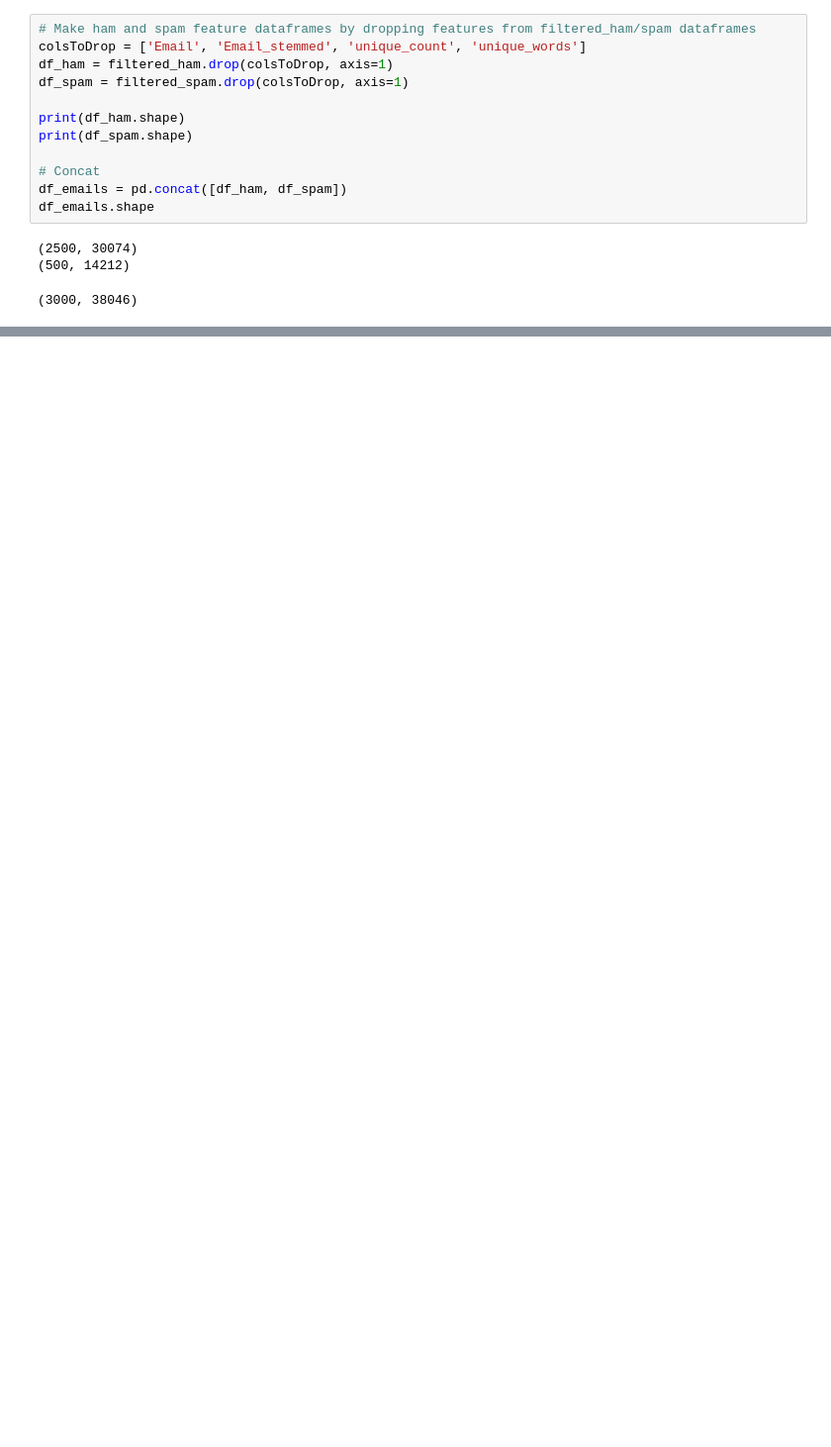
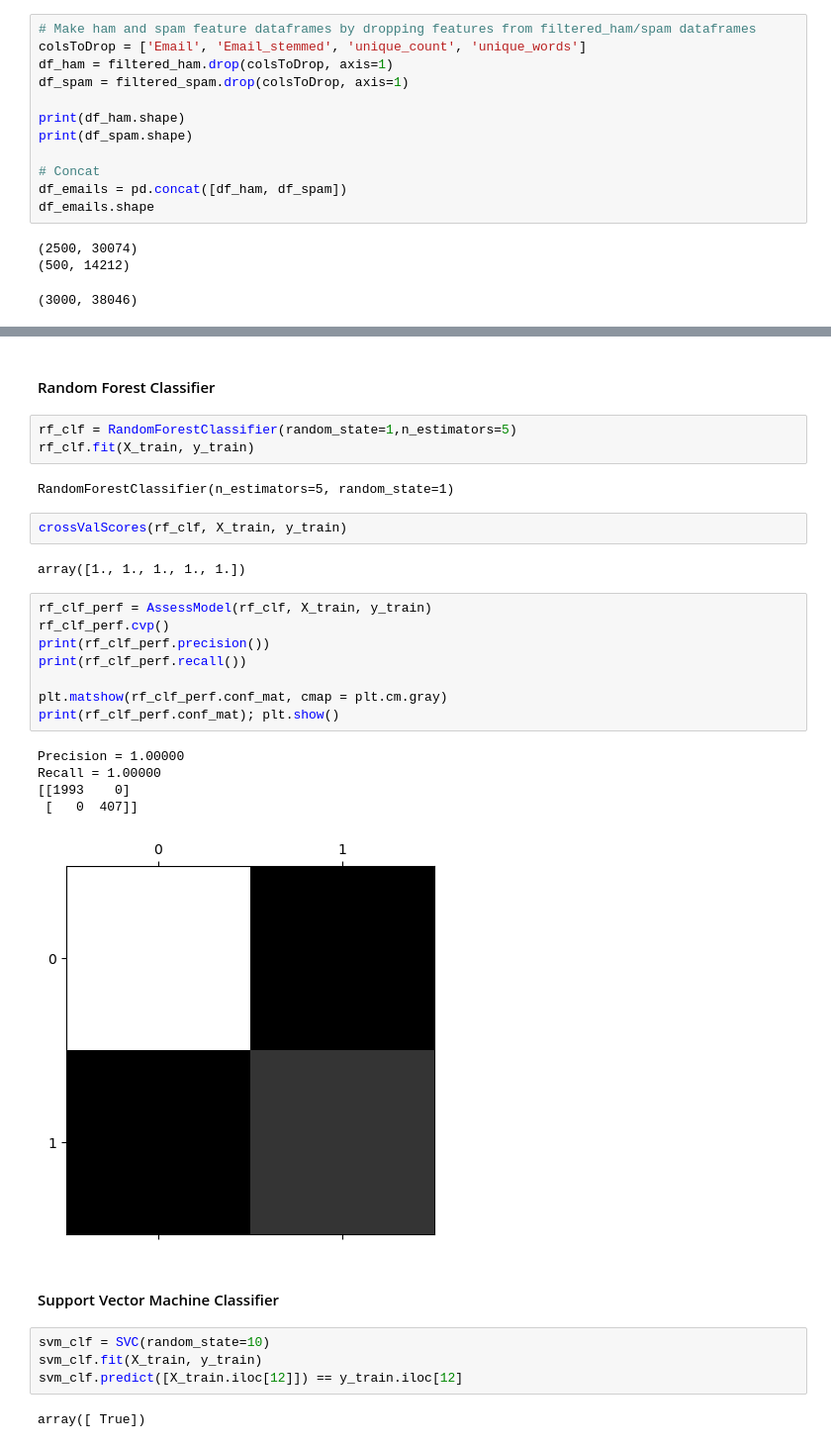
Before and after one commit to CEgerer93/HandsOnML, a Jupyter notebook: Classification/exercises.ipynb, the cells around one changed output, grey strips where cells are left out. Shown: that part at 99% size. Cells and saved outputs as stored; diff of their text form; blank space fills up the shorter version.

```diff
--- a/Classification/exercises.ipynb
+++ b/Classification/exercises.ipynb
@@ -772,0 +871,33 @@ for df in [y_train, y_test, X_train, X_test]:
+# %% [markdown]
+#### Random Forest Classifier
+# %%
+rf_clf = RandomForestClassifier(random_state=1,n_estimators=5)
+rf_clf.fit(X_train, y_train)
+# %% [output]
+RandomForestClassifier(n_estimators=5, random_state=1)
+# %%
+crossValScores(rf_clf, X_train, y_train)
+# %% [output]
+array([1., 1., 1., 1., 1.])
+# %%
+rf_clf_perf = AssessModel(rf_clf, X_train, y_train)
+rf_clf_perf.cvp()
+print(rf_clf_perf.precision())
+print(rf_clf_perf.recall())
+
+plt.matshow(rf_clf_perf.conf_mat, cmap = plt.cm.gray)
+print(rf_clf_perf.conf_mat); plt.show()
+# %% [output]
+Precision = 1.00000
+Recall = 1.00000
+[[1993    0]
+ [   0  407]]
+[figure, added]
+# %% [markdown]
+#### Support Vector Machine Classifier
+# %%
+svm_clf = SVC(random_state=10)
+svm_clf.fit(X_train, y_train)
+svm_clf.predict([X_train.iloc[12]]) == y_train.iloc[12]
+# %% [output]
+array([ True])
```
Also changed, not shown: parts of 15 cells of this notebook.
